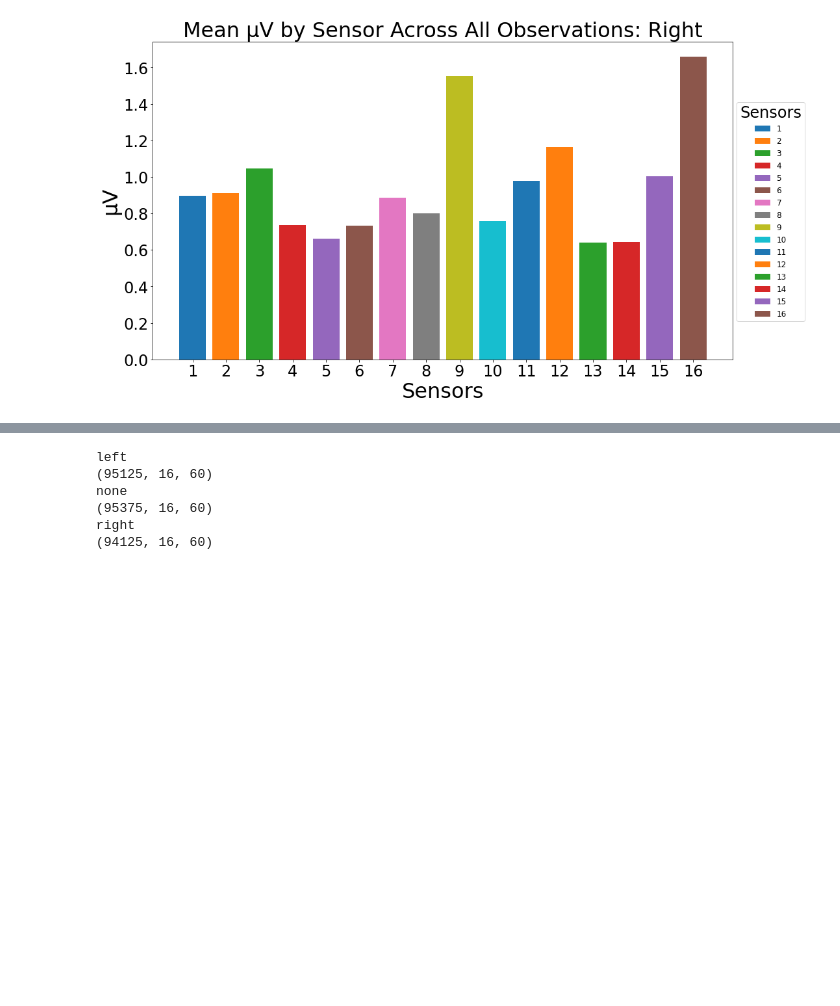
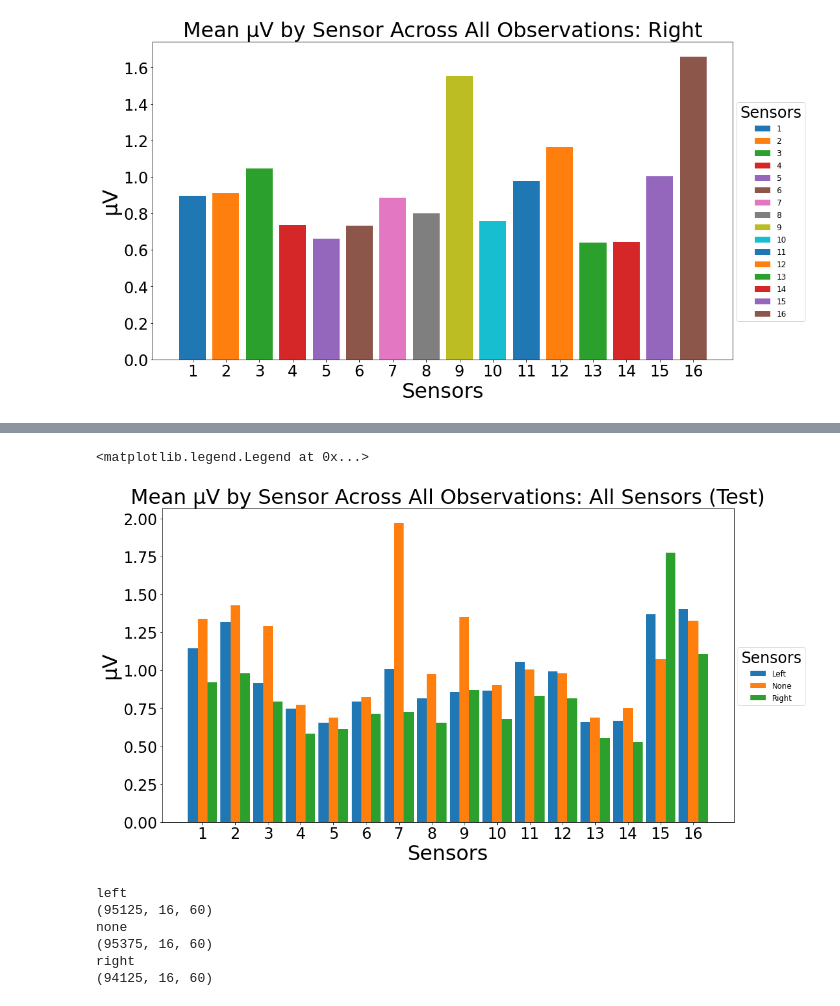
Before and after one commit to josiah-d/Predict-Directional-Thought, a Jupyter notebook: notebooks/test_bed2.ipynb, the cells around one changed output, grey strips where cells are left out. Cells and saved outputs as stored; diff of their text form; code cells hidden in the pictures; blank space fills up the shorter version.

```diff
--- a/notebooks/test_bed2.ipynb
+++ b/notebooks/test_bed2.ipynb
@@ -74,4 +74,6 @@ for action in actions:
         for datum in data:
             data_test_dct[action].append(datum)
 # %%
-data_test_dct
+left_test = np.array(data_test_dct['left']).mean(axis=2)
+none_test = np.array(data_test_dct['none']).mean(axis=2)
+right_test = np.array(data_test_dct['right']).mean(axis=2)
@@ -202,3 +201,23 @@ fig.legend(title='Sensors')
+# %%
+fig, ax = plt.subplots(figsize=(16, 9))
+
+bar_width = 0.3
+
+ax.bar(x-bar_width, left_test.mean(axis=0), color=colors[0], label='Left', width=bar_width)
+ax.bar(x, none_test.mean(axis=0), color=colors[1], label='None', width=bar_width)
+ax.bar(x+bar_width, right_test.mean(axis=0), color=colors[2], label='Right', width=bar_width)
+
+ax.set_xticks(range(0, 16))
+ax.set_xticklabels(range(1, 17))
+
+ax.set_xlabel('Sensors')
+ax.set_ylabel('µV')
+ax.set_title('Mean µV by Sensor Across All Observations: All Sensors (Test)')
+
+fig.legend(title='Sensors')
+# %% [output]
+<matplotlib.legend.Legend at 0x...>
+[figure, added]
 # %%
 # training shape
 print('left')
```
Also changed, not shown: parts of 4 cells of this notebook, 1 other file.
